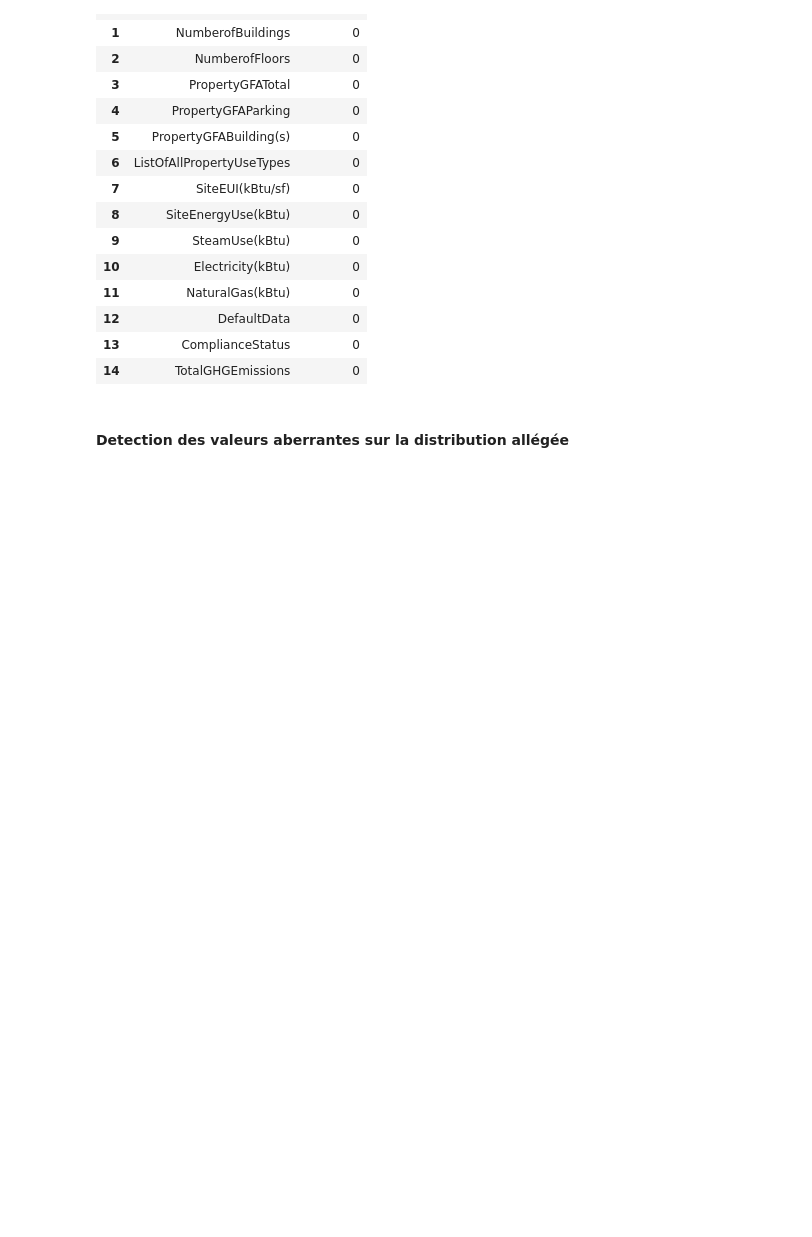
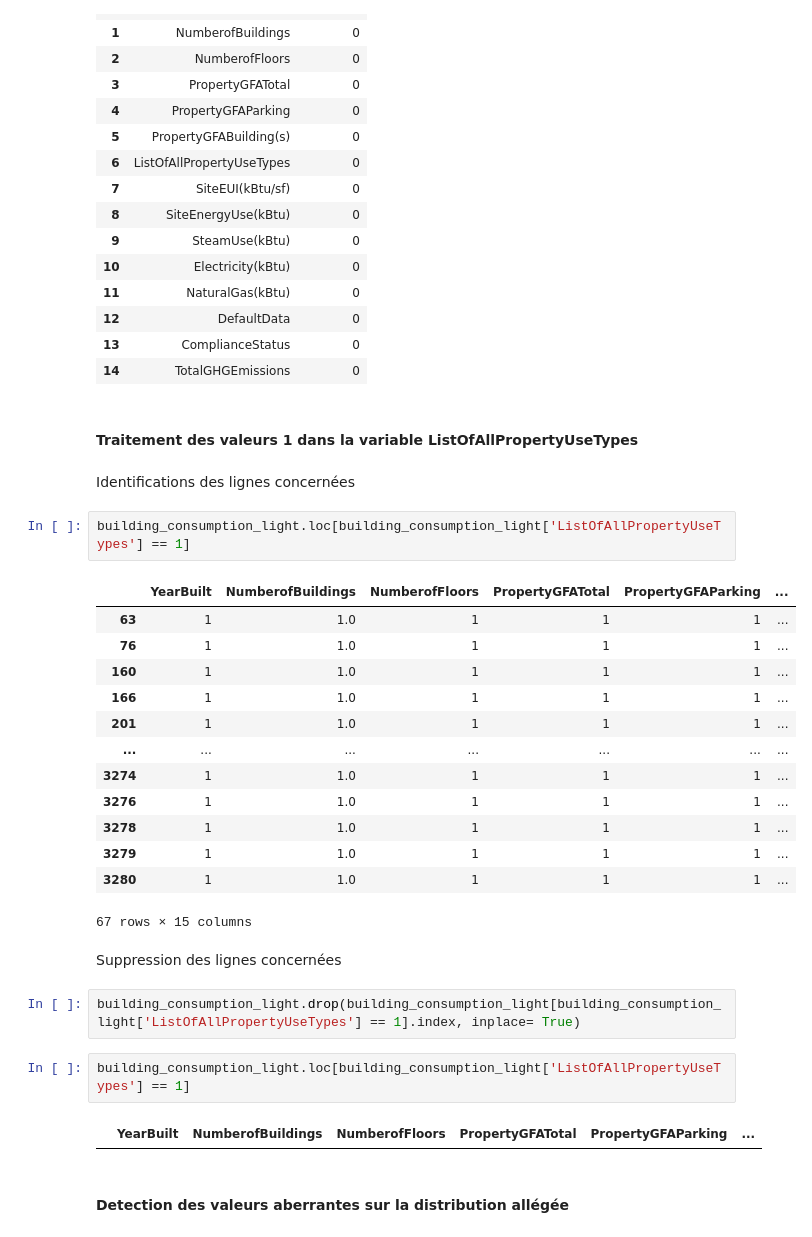
Before and after one commit to DavidRichomme/OC_P3_Anticipez_les_besoins_en_consommation_de_batiments, a Jupyter notebook: P3_template_modelistation_supervisee_data_scientist.ipynb, the cells around one changed output. Drawn from its saved outputs; the diff is of its cells as text; blank space fills up the shorter version.

```diff
--- a/P3_template_modelistation_supervisee_data_scientist.ipynb
+++ b/P3_template_modelistation_supervisee_data_scientist.ipynb
@@ -359,6 +404,34 @@ df_sans_nulls
 | 12 | DefaultData | 0 |
 | 13 | ComplianceStatus | 0 |
 | 14 | TotalGHGEmissions | 0 |
+# %% [markdown]
+#### Traitement des valeurs 1 dans la variable ListOfAllPropertyUseTypes
+# %% [markdown]
+Identifications des lignes concernées
+# %%
+building_consumption_light.loc[building_consumption_light['ListOfAllPropertyUseTypes'] == 1]
+# %% [output]
+|  | YearBuilt | NumberofBuildings | NumberofFloors | PropertyGFATotal | PropertyGFAParking | ... |
+| 63 | 1 | 1.0 | 1 | 1 | 1 | ... |
+| 76 | 1 | 1.0 | 1 | 1 | 1 | ... |
+| 160 | 1 | 1.0 | 1 | 1 | 1 | ... |
+| 166 | 1 | 1.0 | 1 | 1 | 1 | ... |
+| 201 | 1 | 1.0 | 1 | 1 | 1 | ... |
+| ... | ... | ... | ... | ... | ... | ... |
+| 3274 | 1 | 1.0 | 1 | 1 | 1 | ... |
+| 3276 | 1 | 1.0 | 1 | 1 | 1 | ... |
+| 3278 | 1 | 1.0 | 1 | 1 | 1 | ... |
+| 3279 | 1 | 1.0 | 1 | 1 | 1 | ... |
+| 3280 | 1 | 1.0 | 1 | 1 | 1 | ... |
+67 rows × 15 columns
+# %% [markdown]
+Suppression des lignes concernées
+# %%
+building_consumption_light.drop(building_consumption_light[building_consumption_light['ListOfAllPropertyUseTypes'] == 1].index, inplace= True)
+# %%
+building_consumption_light.loc[building_consumption_light['ListOfAllPropertyUseTypes'] == 1]
+# %% [output]
+|  | YearBuilt | NumberofBuildings | NumberofFloors | PropertyGFATotal | PropertyGFAParking | ... |
 # %% [markdown]
 #### Detection des valeurs aberrantes sur la distribution allégée
 # %% [markdown]
```
Also changed, not shown: parts of 59 cells of this notebook, 6 other files.
